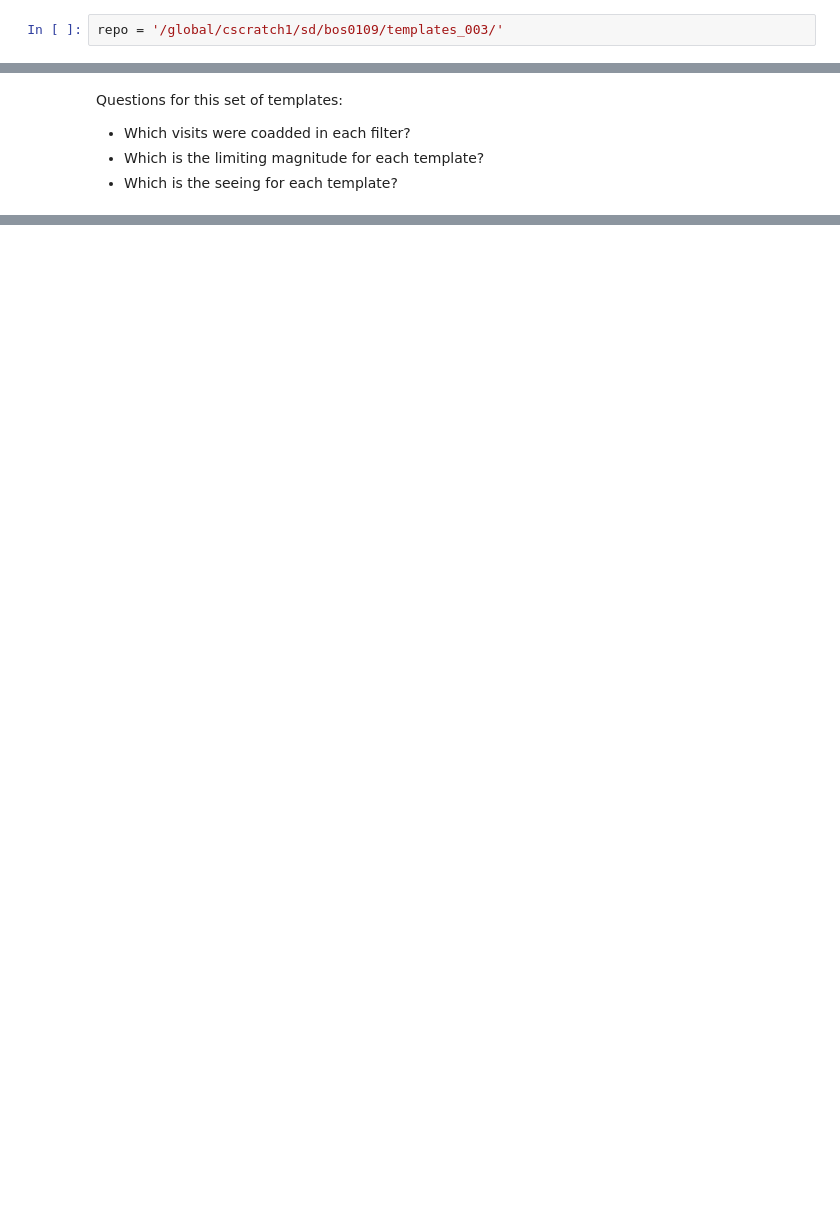
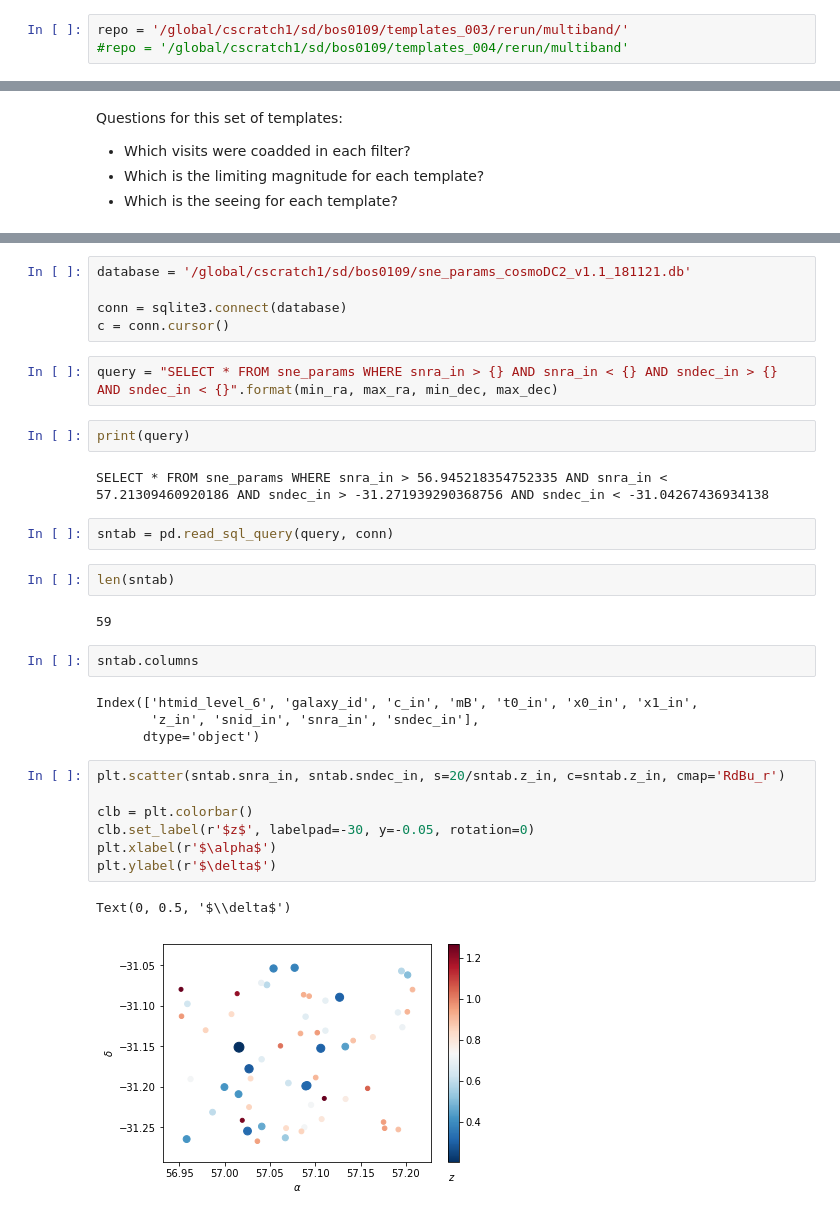
Before and after one commit to BrunoSanchez/run2_diaproc, a Jupyter notebook: templates_inspection.ipynb, the cells around one changed output, grey strips where cells are left out. Drawn from its saved outputs; the diff is of its cells as text; blank space fills up the shorter version.

```diff
--- a/templates_inspection.ipynb
+++ b/templates_inspection.ipynb
@@ -28,4 +39,5 @@ import matplotlib.pyplot as plt
 # %%
-repo = '/global/cscratch1/sd/bos0109/templates_003/'
+repo = '/global/cscratch1/sd/bos0109/templates_003/rerun/multiband/'
+#repo = '/global/cscratch1/sd/bos0109/templates_004/rerun/multiband'
 # %%
 butler = Butler(repo)
@@ -62,0 +188,33 @@ Questions for this set of templates:
+# %%
+database = '/global/cscratch1/sd/bos0109/sne_params_cosmoDC2_v1.1_181121.db'
+
+conn = sqlite3.connect(database)
+c = conn.cursor()
+# %%
+query = "SELECT * FROM sne_params WHERE snra_in > {} AND snra_in < {} AND sndec_in > {} AND sndec_in < {}".format(min_ra, max_ra, min_dec, max_dec)
+# %%
+print(query)
+# %% [output]
+SELECT * FROM sne_params WHERE snra_in > 56.945218354752335 AND snra_in < 57.21309460920186 AND sndec_in > -31.271939290368756 AND sndec_in < -31.04267436934138
+# %%
+sntab = pd.read_sql_query(query, conn)
+# %%
+len(sntab)
+# %% [output]
+59
+# %%
+sntab.columns
+# %% [output]
+Index(['htmid_level_6', 'galaxy_id', 'c_in', 'mB', 't0_in', 'x0_in', 'x1_in',
+       'z_in', 'snid_in', 'snra_in', 'sndec_in'],
+      dtype='object')
+# %%
+plt.scatter(sntab.snra_in, sntab.sndec_in, s=20/sntab.z_in, c=sntab.z_in, cmap='RdBu_r')
+
+clb = plt.colorbar()
+clb.set_label(r'$z$', labelpad=-30, y=-0.05, rotation=0)
+plt.xlabel(r'$\alpha$')
+plt.ylabel(r'$\delta$')
+# %% [output]
+Text(0, 0.5, '$\\delta$')
+[figure, added]
```
Also changed, not shown: parts of 67 cells of this notebook, 1 other file.
